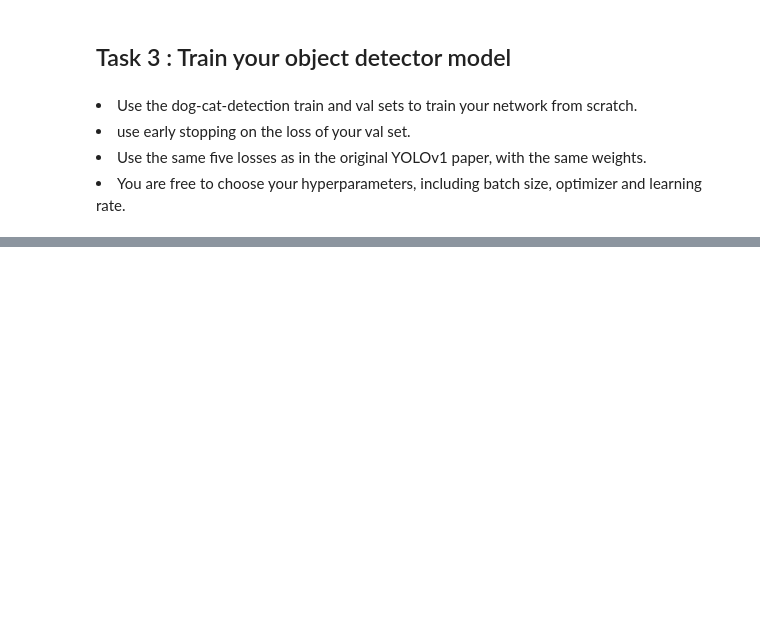
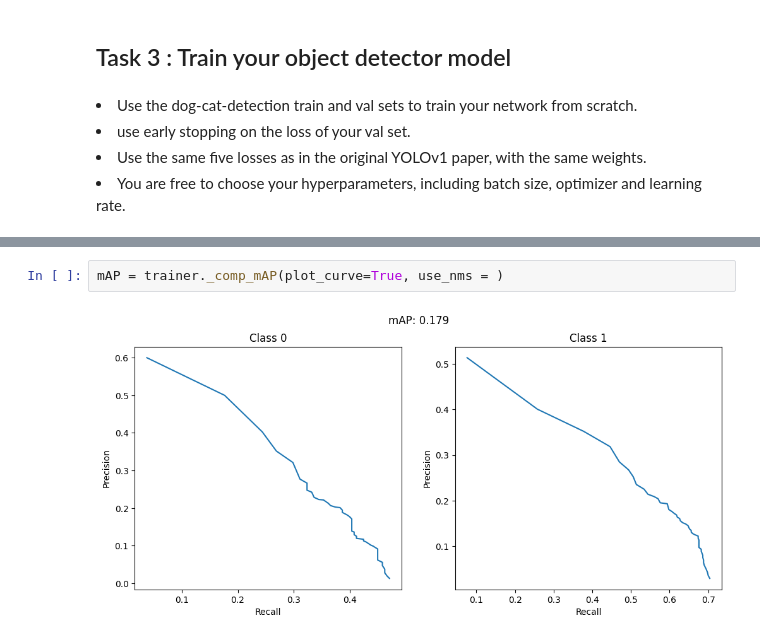
Before and after one commit to Marilia1712/Assignment-4, a Jupyter notebook: assingment4.ipynb, the cells around one changed output, grey strips where cells are left out. Saved outputs shown, nothing was run; the diff lists cells and outputs as text; blank space fills up the shorter version.

```diff
--- a/assingment4.ipynb
+++ b/assingment4.ipynb
@@ -702,3 +797,7 @@ TypeError: 'NoneType' object is not iterable
+# %%
+mAP = trainer._comp_mAP(plot_curve=True, use_nms = )
+# %% [output]
+[figure, added]
 # %%
 print(f"Mean Average Precision: {mAP * 100:.2f}%")
 # %% [output]
```
Also changed, not shown: parts of 16 cells of this notebook.
